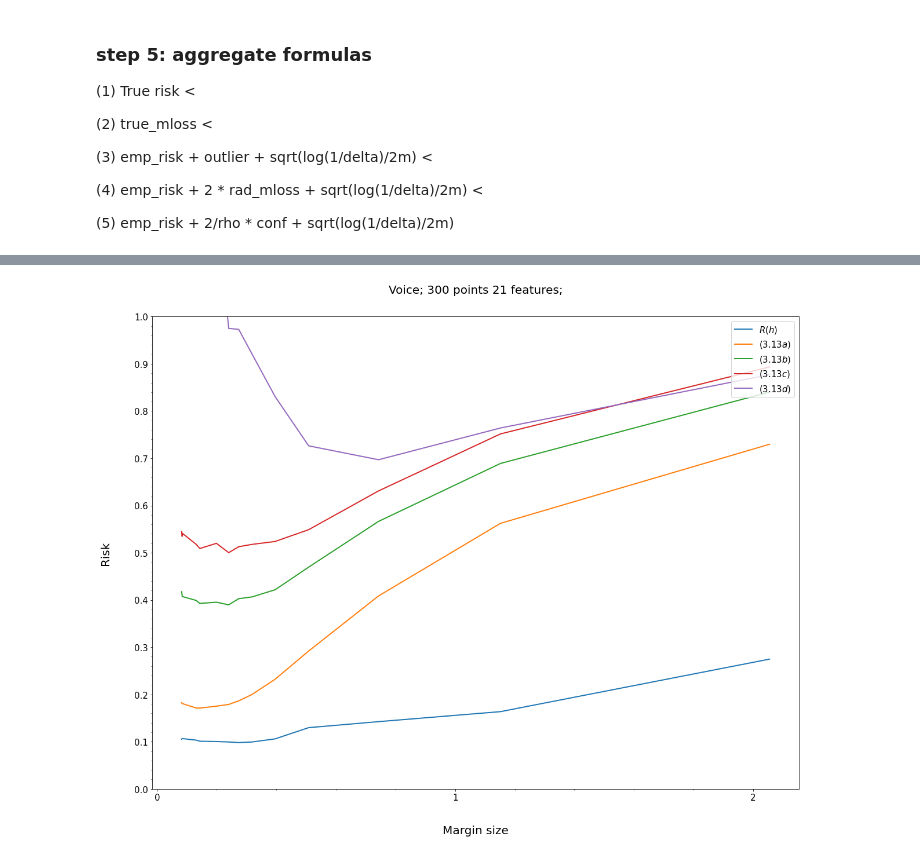
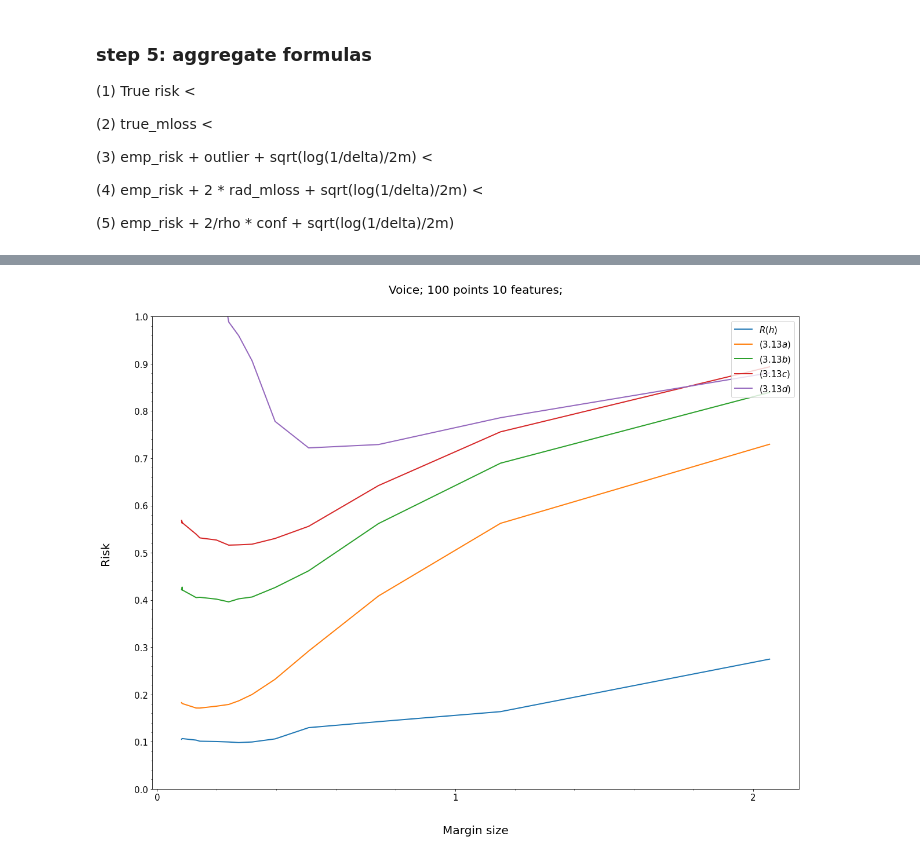
Before and after one commit to mikhailivanushko/sltlib, a Jupyter notebook: examples/Voice_example.ipynb, the cells around one changed output, grey strips where cells are left out. Cells and saved outputs as stored; diff of their text form; code cells hidden in the pictures.

```diff
--- a/examples/Voice_example.ipynb
+++ b/examples/Voice_example.ipynb
@@ -163,7 +163,7 @@ maxiter = 200
 init_temp = 5500
 accept = -5
 
-pump_cycles = 1000
+pump_cycles = 100
 
 m = X.shape[0]
 # %%
@@ -407,32 +406,32 @@ f3 = np.array(emp_mloss) + np.array(outliers) + np.sqrt(np.log(1/delta)/(2*m))
 f4 = np.array(emp_mloss) + 2 * np.array(rads) + np.sqrt(np.log(1/delta)/(2*m))
 f5 = np.array(emp_mloss) + (2 / np.array(margins)) * np.array(confs) + np.sqrt(np.log(1/delta)/(2*m))
 
 plt.plot(margins, f1, lw=2, label=r'$R(h)$')
 plt.plot(margins, f2, lw=2, label=r'$(3.13a)$')
 plt.plot(margins, f3, lw=2, label=r'$(3.13b)$')
 plt.plot(margins, f4, lw=2, label=r'$(3.13c)$')
 plt.plot(margins, f5, lw=2, label=r'$(3.13d)$')
 
 plt.ylim(0,1)
 
 ax.minorticks_on()
 ax.grid(True, which='major')
 
 ax.xaxis.set_major_locator(MultipleLocator(1))
 ax.yaxis.set_major_locator(MultipleLocator(0.1))
 
 ax.grid(which='major', color='#CCCCCC', linestyle='--')
 
 plt.xticks(fontsize=15)
 plt.yticks(fontsize=15)
 plt.legend(fontsize=15, loc='upper right')
 
 plt.xlabel("Margin size", fontsize=20, labelpad=40)
 plt.ylabel("Risk", fontsize=20, labelpad=40)
-plt.title(r'Voice; 300 points 21 features;', fontsize=20, pad=40)
+plt.title(r'Voice; 100 points 10 features;', fontsize=20, pad=40)
 
 plt.savefig("images/VoiceM", bbox_inches='tight')
 
 plt.show()
 # %% [output]
-[figure, old version]
+[figure, new version]
```
Also changed, not shown: parts of 5 cells of this notebook, 48 other files.
